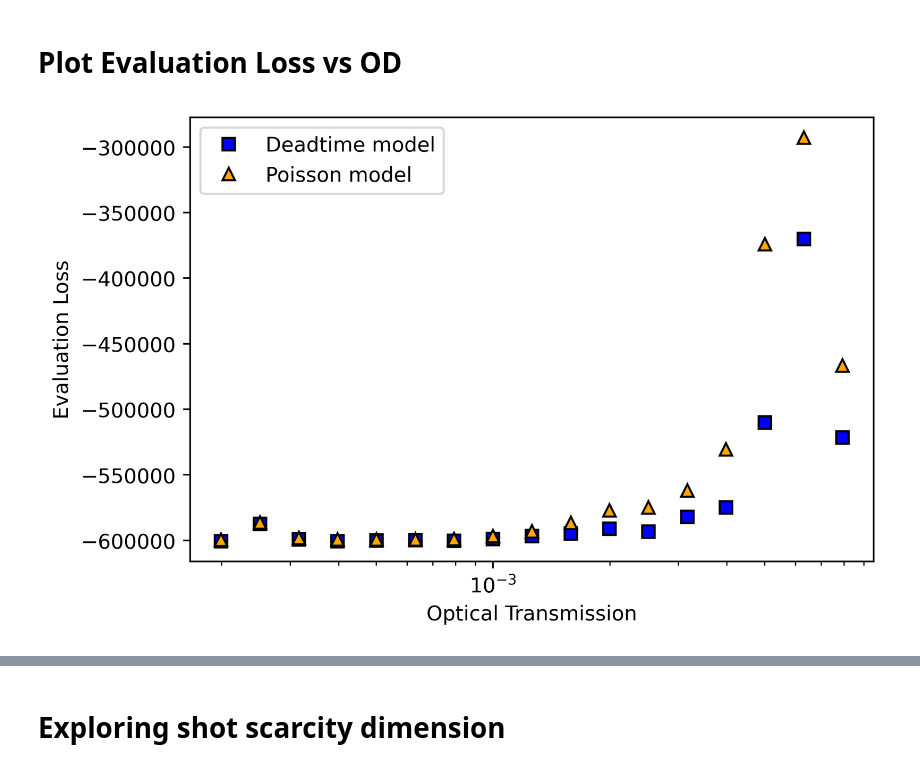
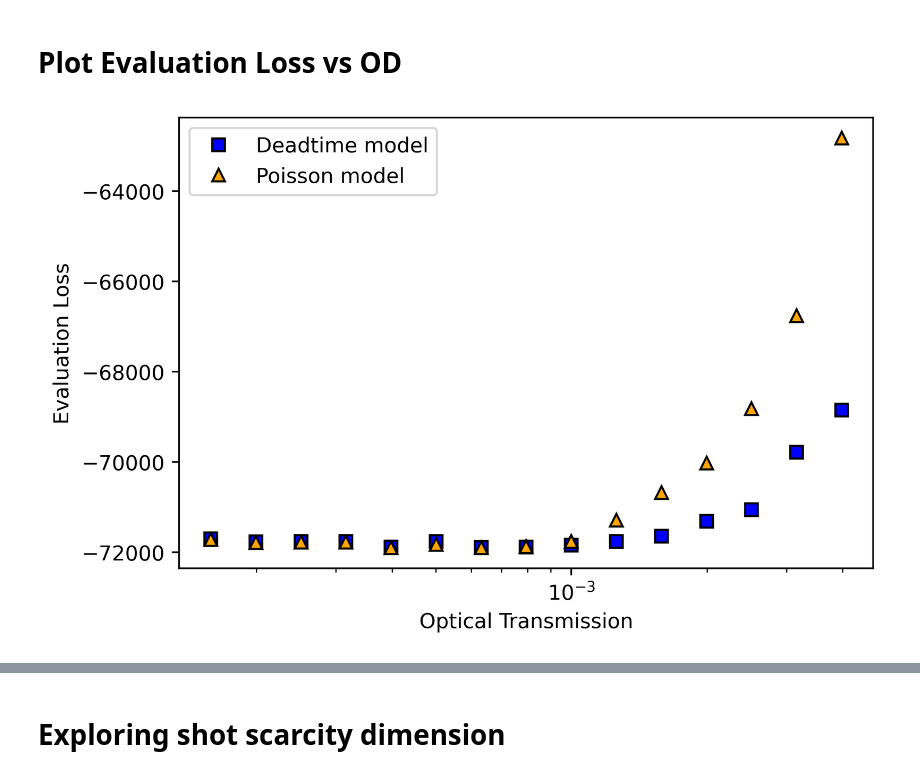
Before and after one commit to gkirchhoff32/ARSENL_backscatter_experiments, a Jupyter notebook: scripts/plot_eval_loss.ipynb, the cells around one changed output, grey strips where cells are left out. Drawn from its saved outputs; the diff is of its cells as text; code cells hidden in the pictures.

```diff
--- a/scripts/plot_eval_loss.ipynb
+++ b/scripts/plot_eval_loss.ipynb
@@ -9,8 +9,8 @@ use_sim_data = False
 use_rmse = False
 # %%
 load_dir = r'C:\Users\Grant\OneDrive - UCB-O365\ARSENL\Experiments\SPCM\evaluation_loss'
-df_dtime = pd.read_csv(load_dir + r'/eval_loss_dtimeTrue_order4-14_shots1.00E+03.csv')
-df_pois = pd.read_csv(load_dir + r'/eval_loss_dtimeFalse_order4-14_shots1.00E+03.csv')
+df_dtime = pd.read_csv(load_dir + r'/eval_loss_dtimeTrue_order7-17_shots1.00E+05.csv')
+df_pois = pd.read_csv(load_dir + r'/eval_loss_dtimeFalse_order6-14_shots1.00E+05.csv')
 if use_sim_data:
     target_amp_dtime = df_dtime['Target Amplitude'].dropna()
     target_amp_pois = df_dtime['Target Amplitude'].dropna()
@@ -41,36 +41,36 @@ if use_sim_data:
         ax.plot(target_amp_dtime, RMSE_dtime, 's', color='cyan', markeredgecolor='black', label='Deadtime model')
         ax.plot(target_amp_pois, RMSE_pois, '^', color='brown', markeredgecolor='black', label='Poisson model')
         ax.set_ylabel('Relative RMSE')
         plt.legend()
     else:
         ax.plot(target_amp_dtime, eval_loss_dtime, 's', color='blue', markeredgecolor='black', label='Deadtime model')
         ax.plot(target_amp_pois, eval_loss_pois, '^', color='orange', markeredgecolor='black', label='Poisson model')
         ax.set_ylabel('Evaluation Loss')
         plt.legend()
     ax.set_xlabel('Peak Arrival Rate')
 else:
     transmit_factor = 10**(-OD)
     atten_factor = 1-transmit_factor
 
-    ax.plot(transmit_factor[1:], eval_loss_dtime[1:], 's', color='blue', markeredgecolor='black', label='Deadtime model')
-    ax.plot(transmit_factor[1:], eval_loss_pois[1:], '^', color='orange', markeredgecolor='black', label='Poisson model')
+    ax.plot(transmit_factor[4:], eval_loss_dtime[4:], 's', color='blue', markeredgecolor='black', label='Deadtime model')
+    ax.plot(transmit_factor[4:], eval_loss_pois[4:], '^', color='orange', markeredgecolor='black', label='Poisson model')
     ax.set_xlabel('Optical Transmission')
     ax.set_ylabel('Evaluation Loss')
     plt.legend()
 #     ax.set_title('Model Comparisons: Evaluation Loss')
 # ax.set_xlim([88, 100])
 # ax.set_ylim([-145000, -100000])
 plt.xscale('log')
 # plt.xlim([2e7, 4e9])
 # plt.ylim([0.6, 1.0])
 # plt.ylim([-17500, -15000])
 
 save_dir = r'C:/Users/Grant/Downloads'
 save_plt_file = r'/eval_loss_comparison.png'
 fig.savefig(save_dir + save_plt_file)
 plt.show()
 # %% [output]
-[figure, old version]
+[figure, new version]
 # %%
 # Plot Eval Loss vs Average Active-Detector Percentage
 
```
Also changed, not shown: parts of 2 cells of this notebook, 2 other files.
